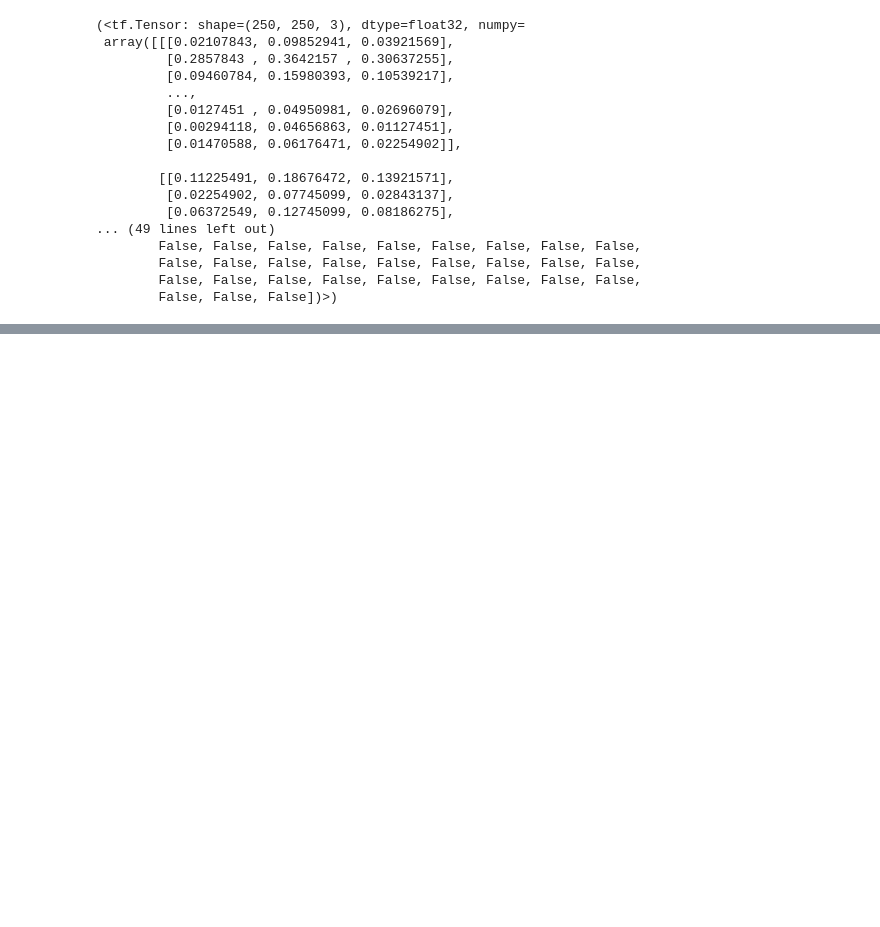
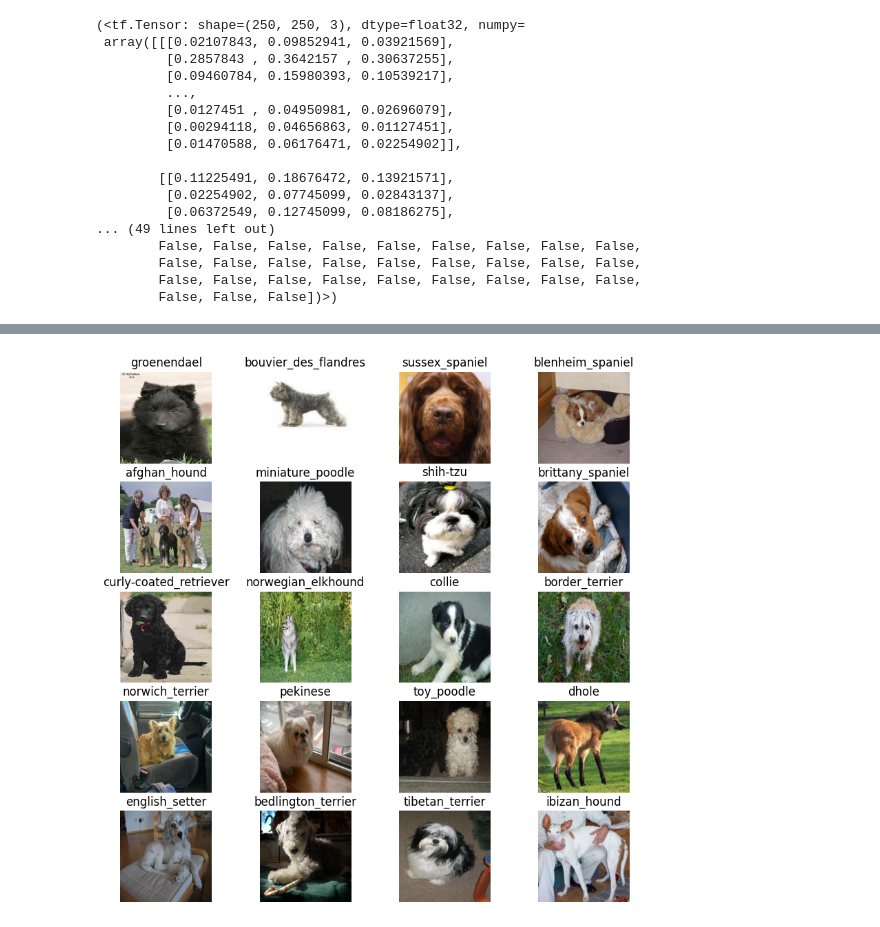
Before and after one commit to bhagya777/Dog_Breed_Identification_project, a Jupyter notebook: Dog_Breed_Idendification.ipynb, the cells around one changed output, grey strips where cells are left out. Drawn from its saved outputs; the diff is of its cells as text; code cells hidden in the pictures; blank space fills up the shorter version.

```diff
--- a/Dog_Breed_Idendification.ipynb
+++ b/Dog_Breed_Idendification.ipynb
@@ -344,0 +442,5 @@ def get_image_label(image_path,label):
+# %%
+val_images, val_labels=next(val_data.as_numpy_iterator())
+show_20_images(val_images,val_labels)
+# %% [output]
+[figure, added]
```
Also changed, not shown: parts of 12 cells of this notebook.
